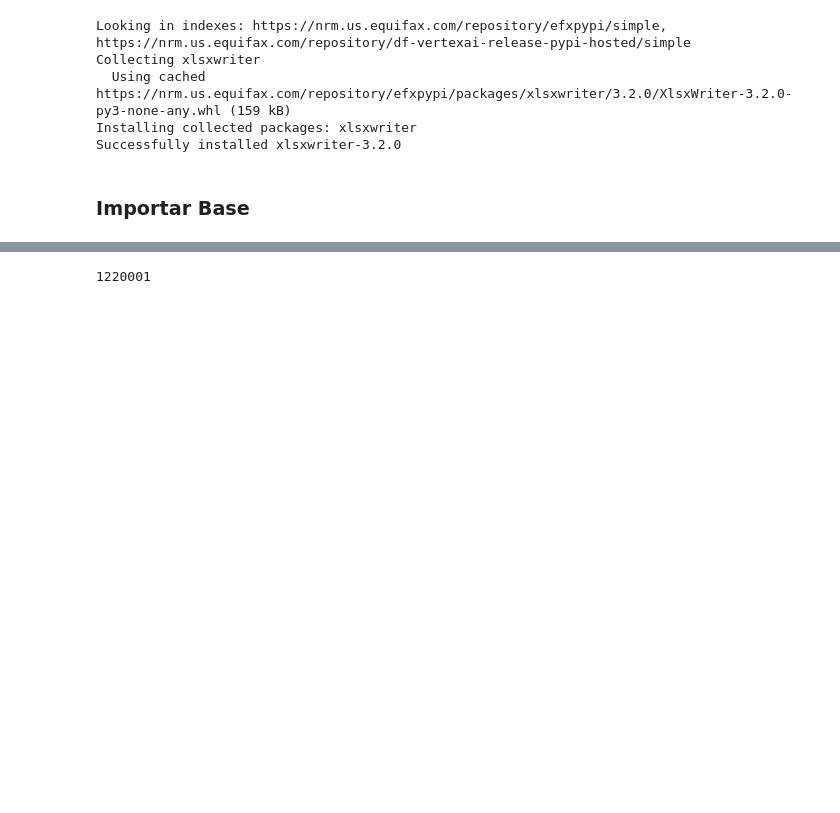
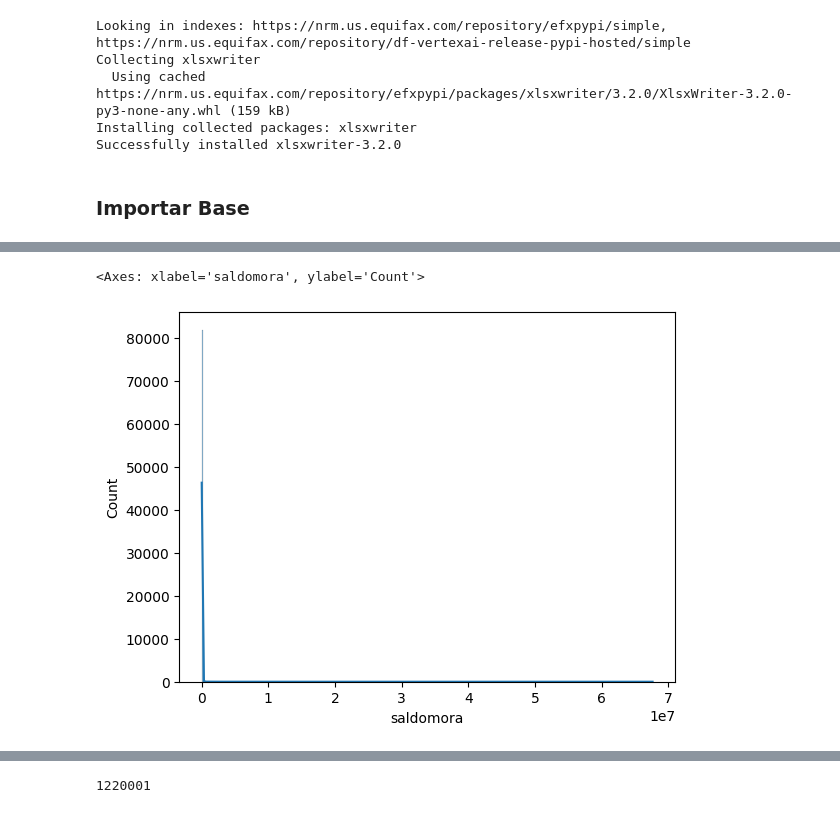
Before and after one commit to almendradelmorallobos/da_hn_ign-ban_inter_des_pymes, a Jupyter notebook: 00_Creacion_tablon_clusters.ipynb, the cells around one changed output, grey strips where cells are left out. Cells and saved outputs as stored; diff of their text form; code cells hidden in the pictures; blank space fills up the shorter version.

```diff
--- a/00_Creacion_tablon_clusters.ipynb
+++ b/00_Creacion_tablon_clusters.ipynb
@@ -66,0 +289,14 @@ df.head()
+# %%
+# Convierte las columnas `periodoinformacion` y `fechavencimiento` a numérico
+bandeuda['periodoinformacion_2'] = pd.to_numeric(bandeuda['periodoinformacion'], errors='coerce')
+bandeuda['fechavencimiento_2'] = pd.to_numeric(bandeuda['fechavencimiento_2'], errors='coerce')
+
+# Create boolean columns
+bandeuda['vencido'] = bandeuda['fechavencimiento_2'] > bandeuda['periodoinformacion_2']
+bandeuda['no_vencido'] = bandeuda['fechavencimiento_2'] <= bandeuda['periodoinformacion_2']
+
+# Group by 'nume_nide' and sum the boolean columns
+vencidos_por_nume_nide = bandeuda.groupby('nume_nide')[['vencido', 'no_vencido']].sum()
+
+# Imprime la cantidad de valores únicos de `nume_nide`
+vencidos_por_nume_nide.no_vencido.sum()
@@ -66,0 +319,13 @@ df.head()
+# %%
+# Convierte `periodoinformacion` y `fechavencimiento_2` a numérico
+bandeuda['periodoinformacion_2'] = pd.to_numeric(bandeuda['periodoinformacion'], errors='coerce')
+bandeuda['fechavencimiento_2'] = pd.to_numeric(bandeuda['fechavencimiento_2'], errors='coerce')
+
+# Crea una columna booleana `no_vencido`
+bandeuda['no_vencido'] = bandeuda['fechavencimiento_2'] <= bandeuda['periodoinformacion_2']
+
+# Agrupa por `nume_nide` y suma los no vencidos
+no_vencidos_por_nume_nide = bandeuda.groupby('nume_nide')['no_vencido'].sum()
+
+# Imprime la cantidad de valores únicos de `nume_nide`
+print(f"Valores únicos de nume_nide: {no_vencidos_por_nume_nide.size}")
@@ -66,0 +338,4 @@ df.head()
+# %%
+bandeuda['saldomora'] = bandeuda['saldomora'].replace('0E-9', 0)
+bandeuda['saldomora'] = pd.to_numeric(bandeuda['saldomora'], errors='coerce')
+bandeuda.saldomora.mean()
@@ -66,0 +352,4 @@ df.head()
+# %%
+bandeuda['saldocastigado'] = bandeuda['saldocastigado'].replace('0E-9', 0)
+bandeuda['saldocastigado'] = pd.to_numeric(bandeuda['saldocastigado'], errors='coerce')
+bandeuda.saldocastigado.mean()
@@ -66,0 +391,10 @@ df.head()
+# %%
+import seaborn as sns
+import matplotlib.pyplot as plt
+import numpy as np
+
+#bandeuda['saldomora'] = pd.to_numeric(bandeuda['diasatrasados'], errors='coerce')
+sns.histplot(bandeuda.saldomora, kde=True, bins = 500)
+# %% [output]
+<Axes: xlabel='saldomora', ylabel='Count'>
+[figure, added]
```
Also changed, not shown: parts of 44 cells of this notebook.
